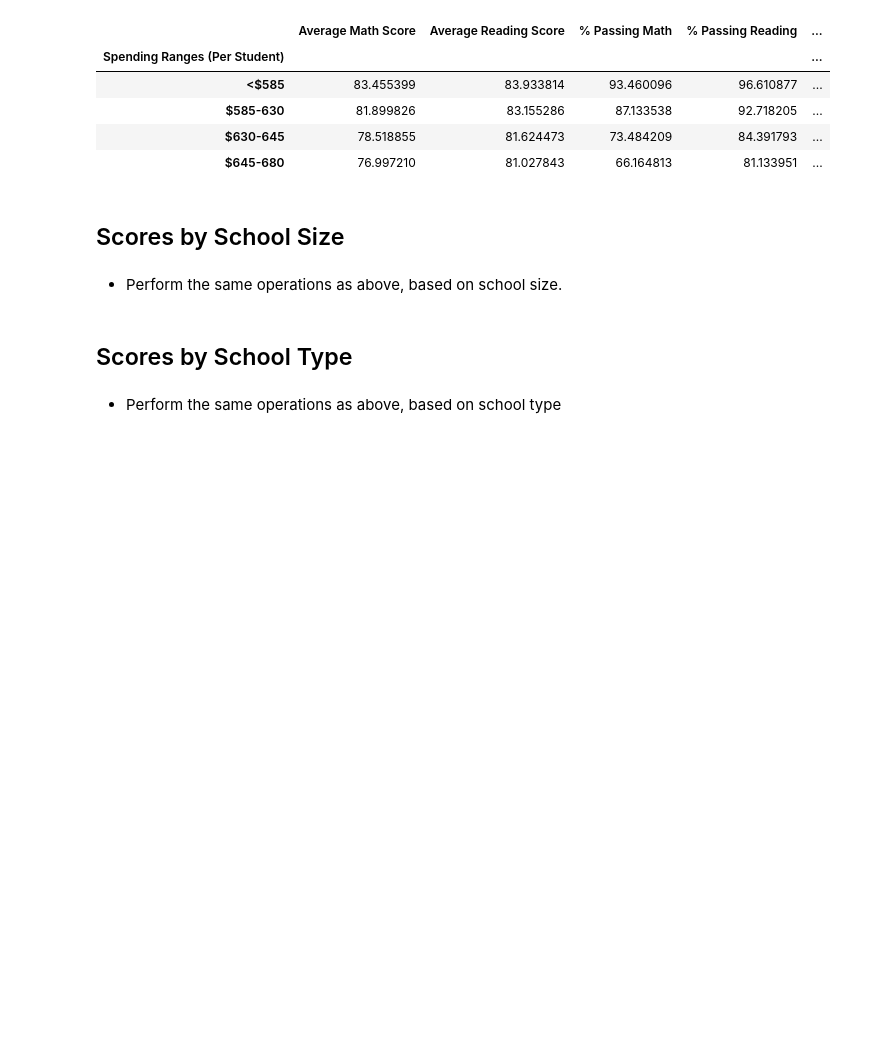
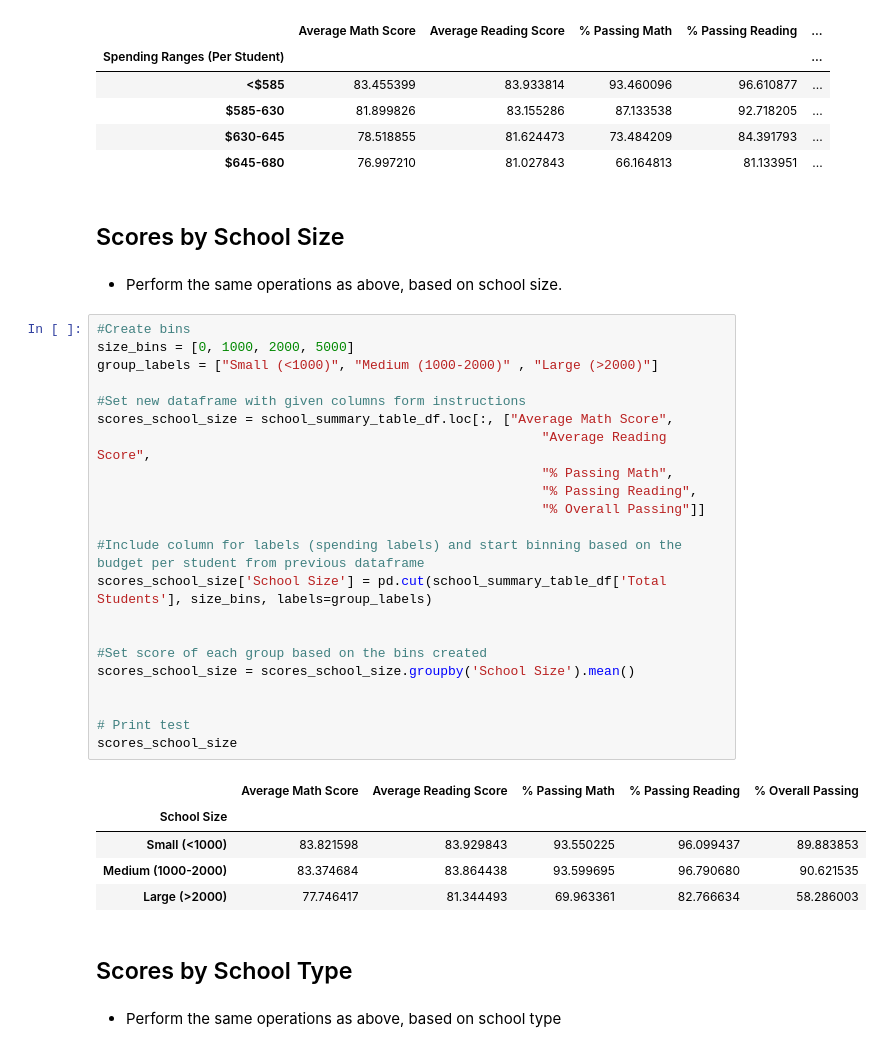
Before and after one commit to cperrault14/Pandas-Challenge, a Jupyter notebook: PyCitySchools/PyCitySchools_starter.ipynb, the cells around one changed output. Drawn from its saved outputs; the diff is of its cells as text; blank space fills up the shorter version.

Commit message:
Wrapped up steps for scroes by school size, scores by school type

```diff
--- a/PyCitySchools/PyCitySchools_starter.ipynb
+++ b/PyCitySchools/PyCitySchools_starter.ipynb
@@ -368,6 +368,34 @@ scores_school_spending
 ## Scores by School Size
 # %% [markdown]
 * Perform the same operations as above, based on school size.
+# %%
+#Create bins
+size_bins = [0, 1000, 2000, 5000]
+group_labels = ["Small (<1000)", "Medium (1000-2000)" , "Large (>2000)"]
+
+#Set new dataframe with given columns form instructions
+scores_school_size = school_summary_table_df.loc[:, ["Average Math Score",
+                                                         "Average Reading Score",
+                                                         "% Passing Math",
+                                                         "% Passing Reading",
+                                                         "% Overall Passing"]]
+
+#Include column for labels (spending labels) and start binning based on the budget per student from previous dataframe
+scores_school_size['School Size'] = pd.cut(school_summary_table_df['Total Students'], size_bins, labels=group_labels)
+
+
+#Set score of each group based on the bins created
+scores_school_size = scores_school_size.groupby('School Size').mean()
+
+
+# Print test
+scores_school_size
+# %% [output]
+|  | Average Math Score | Average Reading Score | % Passing Math | % Passing Reading | % Overall Passing |
+| School Size |  |  |  |  |  |
+| Small (<1000) | 83.821598 | 83.929843 | 93.550225 | 96.099437 | 89.883853 |
+| Medium (1000-2000) | 83.374684 | 83.864438 | 93.599695 | 96.790680 | 90.621535 |
+| Large (>2000) | 77.746417 | 81.344493 | 69.963361 | 82.766634 | 58.286003 |
 # %% [markdown]
 ## Scores by School Type
 # %% [markdown]
```
Also changed, not shown: parts of 2 cells of this notebook.
